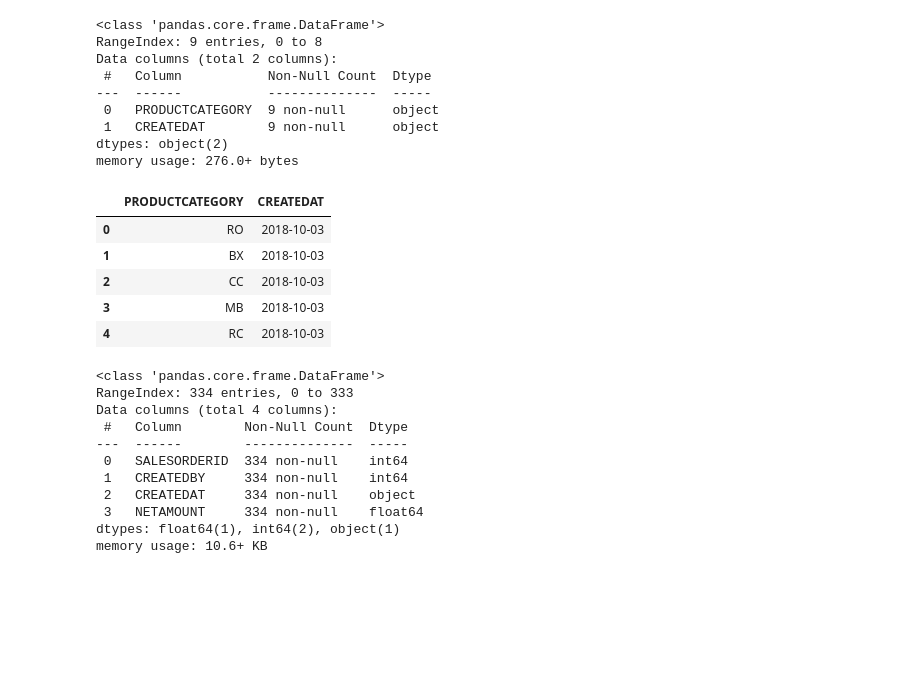
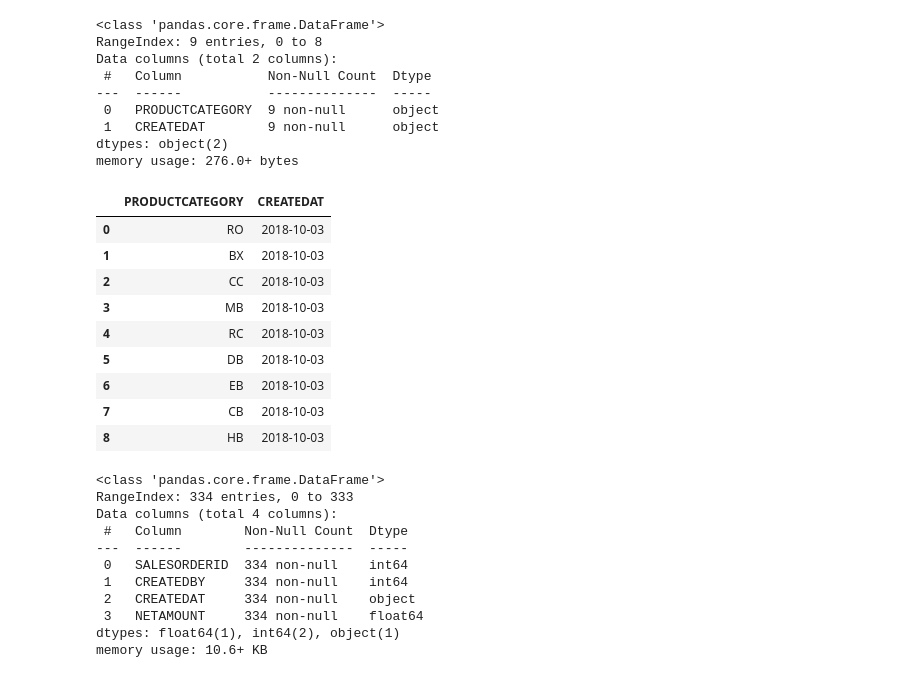
Before and after one commit to JosuandPM/FundamentosCD-analitica-avanzada, a Jupyter notebook: notebook/Feature_Engineering.ipynb, the cells around one changed output. Cells and saved outputs as stored; diff of their text form; code cells hidden in the pictures; blank space fills up the shorter version.

```diff
--- a/notebook/Feature_Engineering.ipynb
+++ b/notebook/Feature_Engineering.ipynb
@@ -100,14 +111,18 @@ Data columns (total 2 columns):
 dtypes: object(2)
 memory usage: 276.0+ bytes
 # %%
-clean_categoria_productos.head()
+clean_categoria_productos.head(10)
 # %% [output]
 |  | PRODUCTCATEGORY | CREATEDAT |
 | 0 | RO | 2018-10-03 |
 | 1 | BX | 2018-10-03 |
 | 2 | CC | 2018-10-03 |
 | 3 | MB | 2018-10-03 |
 | 4 | RC | 2018-10-03 |
+| 5 | DB | 2018-10-03 |
+| 6 | EB | 2018-10-03 |
+| 7 | CB | 2018-10-03 |
+| 8 | HB | 2018-10-03 |
 # %%
 clean_orden_ventas.info()
 # %% [output]
```
Also changed, not shown: parts of 1 cell of this notebook, 2 other files.
